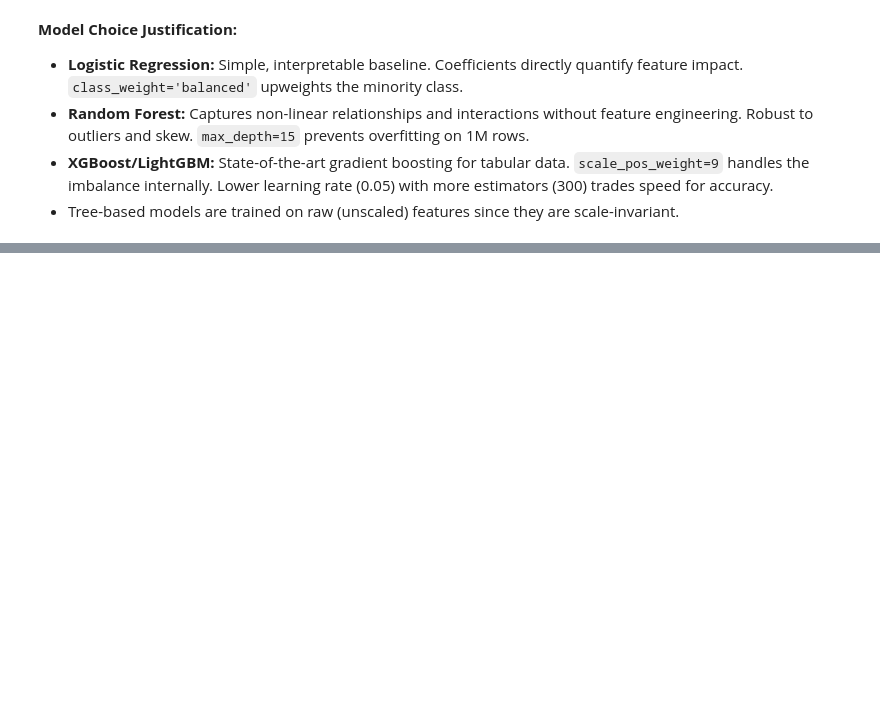
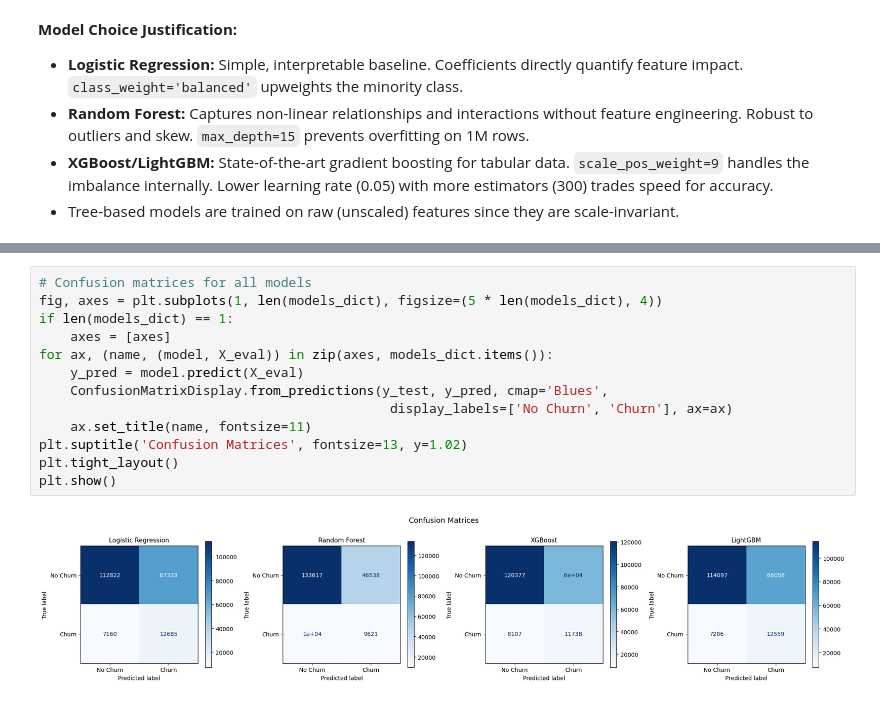
Before and after one commit to JamieTse-intern/Telecom-Customer-Churn-Analysis, a Jupyter notebook: customer_churn_prediction_1.ipynb, the cells around one changed output, grey strips where cells are left out. Drawn from its saved outputs; the diff is of its cells as text; blank space fills up the shorter version.

```diff
--- a/customer_churn_prediction_1.ipynb
+++ b/customer_churn_prediction_1.ipynb
@@ -1010,0 +1088,15 @@ LightGBM trained.
+# %%
+# Confusion matrices for all models
+fig, axes = plt.subplots(1, len(models_dict), figsize=(5 * len(models_dict), 4))
+if len(models_dict) == 1:
+    axes = [axes]
+for ax, (name, (model, X_eval)) in zip(axes, models_dict.items()):
+    y_pred = model.predict(X_eval)
+    ConfusionMatrixDisplay.from_predictions(y_test, y_pred, cmap='Blues',
+                                             display_labels=['No Churn', 'Churn'], ax=ax)
+    ax.set_title(name, fontsize=11)
+plt.suptitle('Confusion Matrices', fontsize=13, y=1.02)
+plt.tight_layout()
+plt.show()
+# %% [output]
+[figure, added]
```
Also changed, not shown: parts of 4 cells of this notebook.
